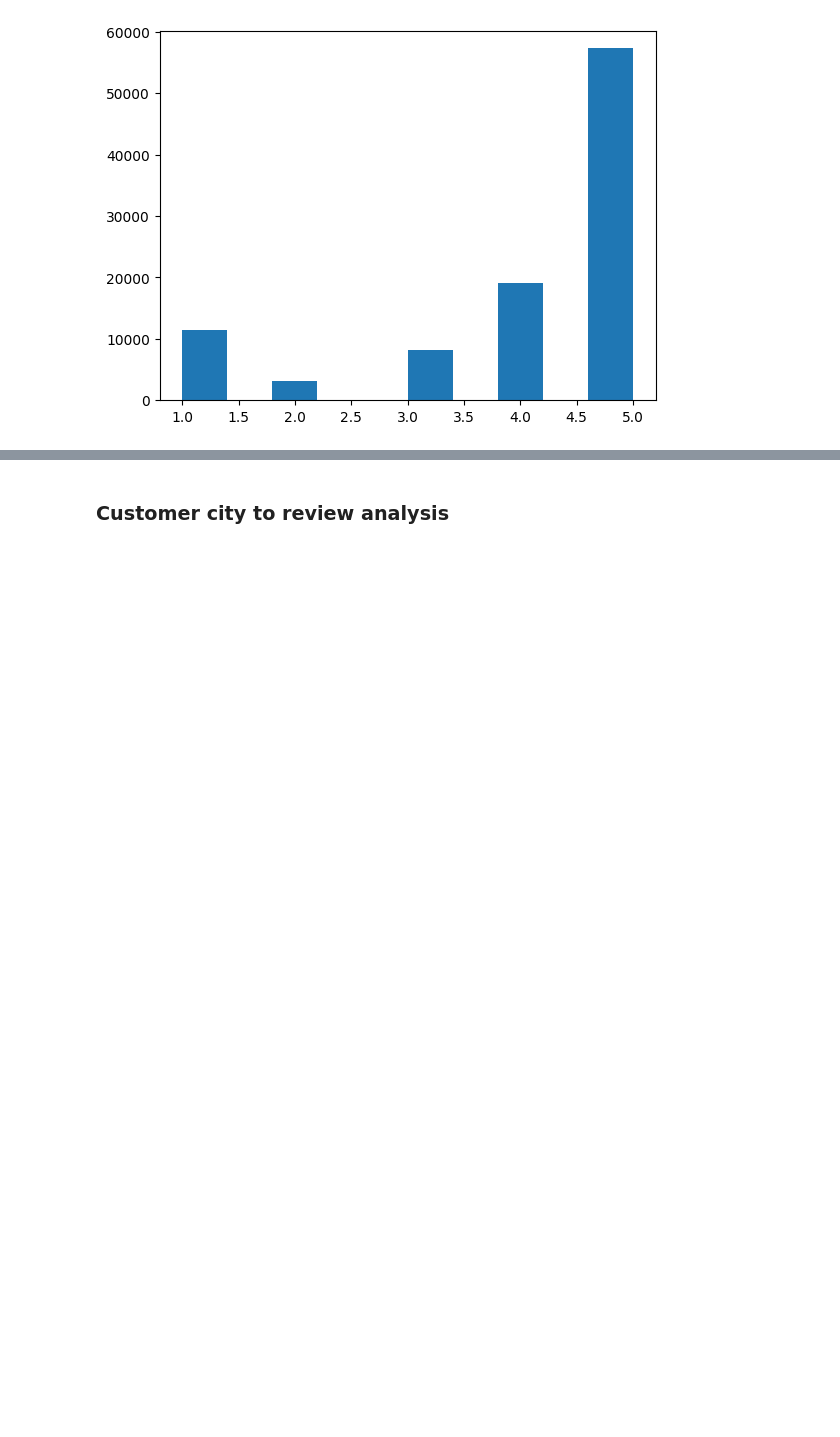
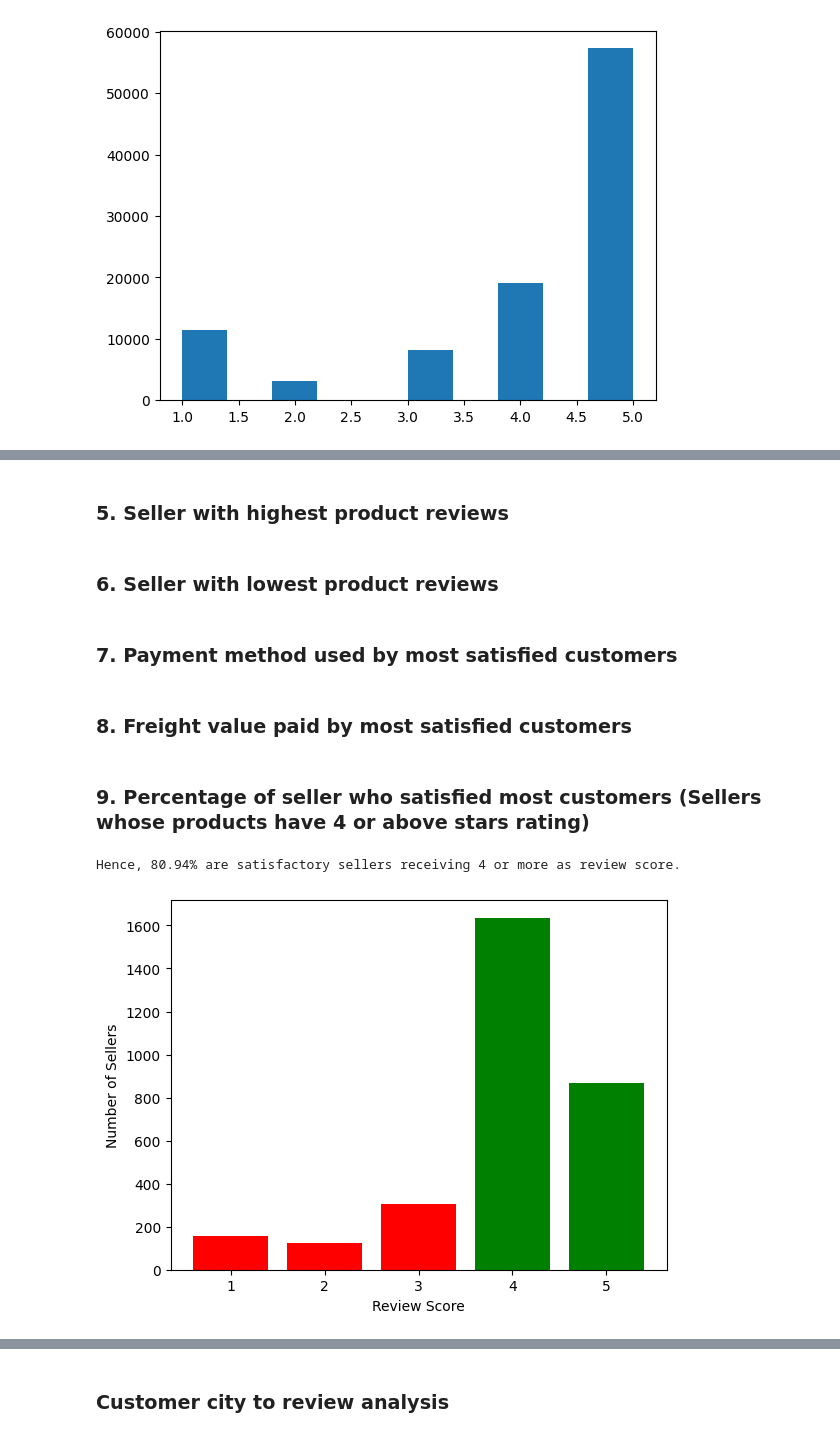
Before and after one commit to AumGupta/dav-project, a Jupyter notebook: project.ipynb, the cells around one changed output, grey strips where cells are left out. Cells and saved outputs as stored; diff of their text form; code cells hidden in the pictures; blank space fills up the shorter version.

```diff
--- a/project.ipynb
+++ b/project.ipynb
@@ -353,0 +340,31 @@ plt.scatter(x,y)
+# %% [markdown]
+### 5. Seller with highest product reviews
+# %% [markdown]
+### 6. Seller with lowest product reviews
+# %% [markdown]
+### 7. Payment method used by most satisfied customers
+# %% [markdown]
+### 8. Freight value paid by most satisfied customers
+# %% [markdown]
+### 9. Percentage of seller who satisfied most customers (Sellers whose products have 4 or above stars rating)
+# %%
+grp = pd.merge(order_reviews,orders,on='order_id')
+grp = pd.merge(grp,order_items,on='order_id')
+grp = pd.merge(grp,sellers,on='seller_id')
+grp = grp[['review_score','seller_id']]
+grp = grp.groupby('seller_id').mean().round().reset_index()
+grp = grp.groupby('review_score').count().reset_index()
+total_sellers = sellers['seller_id'].unique().size
+satisfactory_sellers = grp['seller_id'].where(grp['review_score']>3).sum()
+percentage_satisfactory_sellers = (satisfactory_sellers/total_sellers)*100
+print(f"Hence, {round(percentage_satisfactory_sellers,2)}% are satisfactory sellers receiving 4 or more as review score.")
+
+x = grp.review_score
+y = grp.seller_id
+plt.bar(x,y, color=[('g' if i>3 else 'r') for i in x])
+plt.xlabel('Review Score')
+plt.ylabel('Number of Sellers')
+plt.show()
+# %% [output]
+Hence, 80.94% are satisfactory sellers receiving 4 or more as review score.
+[figure, added]
```
Also changed, not shown: parts of 12 cells of this notebook.
